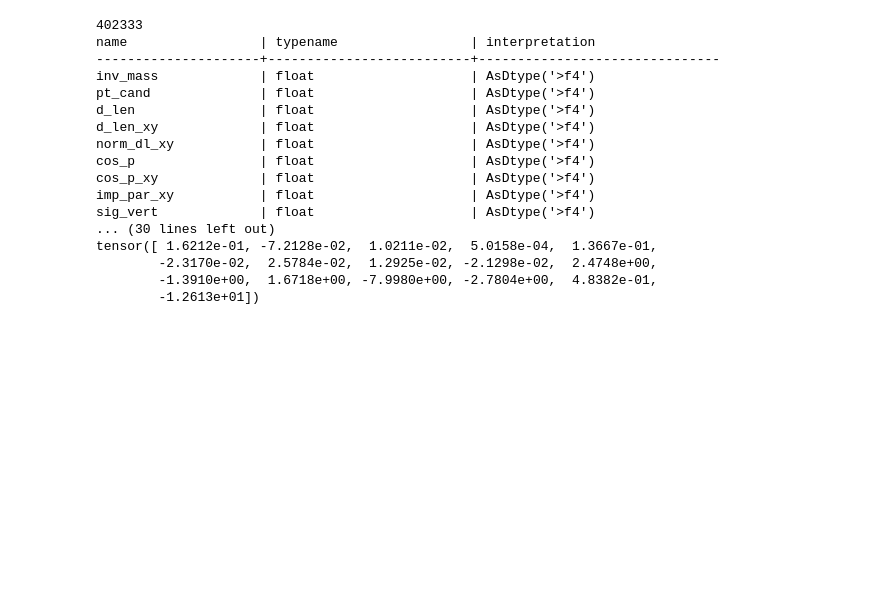
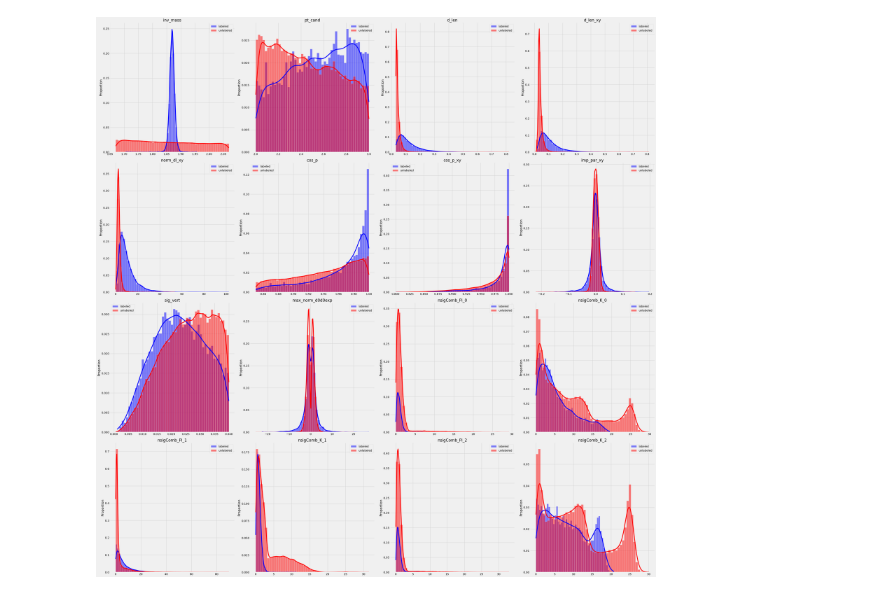
Before and after one commit to SanderGeurts/ML_2025_2026_Jesper_Anna_Sander, a Jupyter notebook: Autoencoders.ipynb, the cells around one changed output. Saved outputs shown, nothing was run; the diff lists cells and outputs as text; code cells hidden in the pictures; blank space fills up the shorter version.

```diff
--- a/Autoencoders.ipynb
+++ b/Autoencoders.ipynb
@@ -12,60 +17,40 @@ import os
 #https://link.springer.com/content/pdf/10.1007/978-981-96-7005-5.pdf
 # https://www.youtube.com/watch?v=qiUEgSCyY5o
 # %%
-from torch.utils.data import TensorDataset, DataLoader
-columns = ['inv_mass','d_len','pt_cand','d_len_xy']
-
+## _-------------------------- Inladen van de data uit de data bestanden
 
 def loader_to_tensor(loader):
     all_data = []
     for batch in loader:
         # batch is a tuple (features,) because no labels
         all_data.append(batch[0])
     return torch.cat(all_data, dim=0)
 
+# Get the data of the simulated outliers.
+with uproot.open(pathlib.Path(r"Training_Data\FD.root")) as file:
+    tree = file['treeMLDplus']
+    branches = tree.keys()
+    training_data_FD = tree.arrays(branches, library="np")
+    labeled_anomaly_data_tensor = torch.tensor(pd.DataFrame(training_data_FD).values)
 
-with uproot.open(pathlib.Path(r"Training_Data\FD.root")) as file:
-    print(os.path.getsize(r"Training_Data\FD.root"))
-    tree = file['treeMLDplus']
-    tree.show()
-    branches = tree.keys()
-    print(branches)
-    training_data_FD = tree.arrays(branches, library="np")
-    features = torch.tensor(pd.DataFrame(training_data_FD).values)
-
-dataset = TensorDataset(features)     # No labels
-loader = DataLoader(dataset, batch_size=2000, shuffle=True)
-
-print(features.shape)
-
+# Get the unlabeled data. Since this data file is very large and we do not use all of it for training, limit to 10.000 datapoints for now
 with uproot.open(pathlib.Path(r"Training_Data\data.root")) as file_test:
-    print(os.path.getsize(r"Training_Data\data.root"))
     tree_test = file_test['treeMLDplus']
-    tree_test.show()
     branches_test = tree_test.keys()
-    print(branches_test)
     training_data_bkg = tree_test.arrays(branches_test, library="np")
     training_data_bkg_df = pd.DataFrame(training_data_bkg)
-    features_test = torch.tensor(training_data_bkg_df.values)[:10000]
-dataset_test = TensorDataset(features_test)     # No labels
-loader_test = DataLoader(dataset_test, batch_size=2000, shuffle=True)
-print(features_test.shape)
-print(features[0,:]-features_test[0,:])
+    unlabeled_data_tensor = torch.tensor(training_data_bkg_df.values)[:100000]
+
+
+fig, axes = plt.subplots(4,4, figsize=(40, 40))
+axes = axes.flatten()
+for i, col in enumerate(branches):
+    sns.histplot(labeled_anomaly_data_tensor[:, i], bins=50, color='blue', alpha=0.5, label='labeled', ax=axes[i],kde=True,stat='proportion')
+    sns.histplot(unlabeled_data_tensor[:, i], bins=50, color='red', alpha=0.5, label='unlabeled', ax=axes[i],kde=True,stat='proportion')
+    axes[i].set_title(col)
+    axes[i].legend()
+
+plt.tight_layout()
+plt.show()
 # %% [output]
-402333
-name                 | typename                 | interpretation
----------------------+--------------------------+-------------------------------
-inv_mass             | float                    | AsDtype('>f4')
-pt_cand              | float                    | AsDtype('>f4')
-d_len                | float                    | AsDtype('>f4')
-d_len_xy             | float                    | AsDtype('>f4')
-norm_dl_xy           | float                    | AsDtype('>f4')
-cos_p                | float                    | AsDtype('>f4')
-cos_p_xy             | float                    | AsDtype('>f4')
-imp_par_xy           | float                    | AsDtype('>f4')
-sig_vert             | float                    | AsDtype('>f4')
-... (30 lines left out)
-tensor([ 1.6212e-01, -7.2128e-02,  1.0211e-02,  5.0158e-04,  1.3667e-01,
-        -2.3170e-02,  2.5784e-02,  1.2925e-02, -2.1298e-02,  2.4748e+00,
-        -1.3910e+00,  1.6718e+00, -7.9980e+00, -2.7804e+00,  4.8382e-01,
-        -1.2613e+01])
+[figure, added]
```
Also changed, not shown: parts of 26 cells of this notebook, 2 other files.
